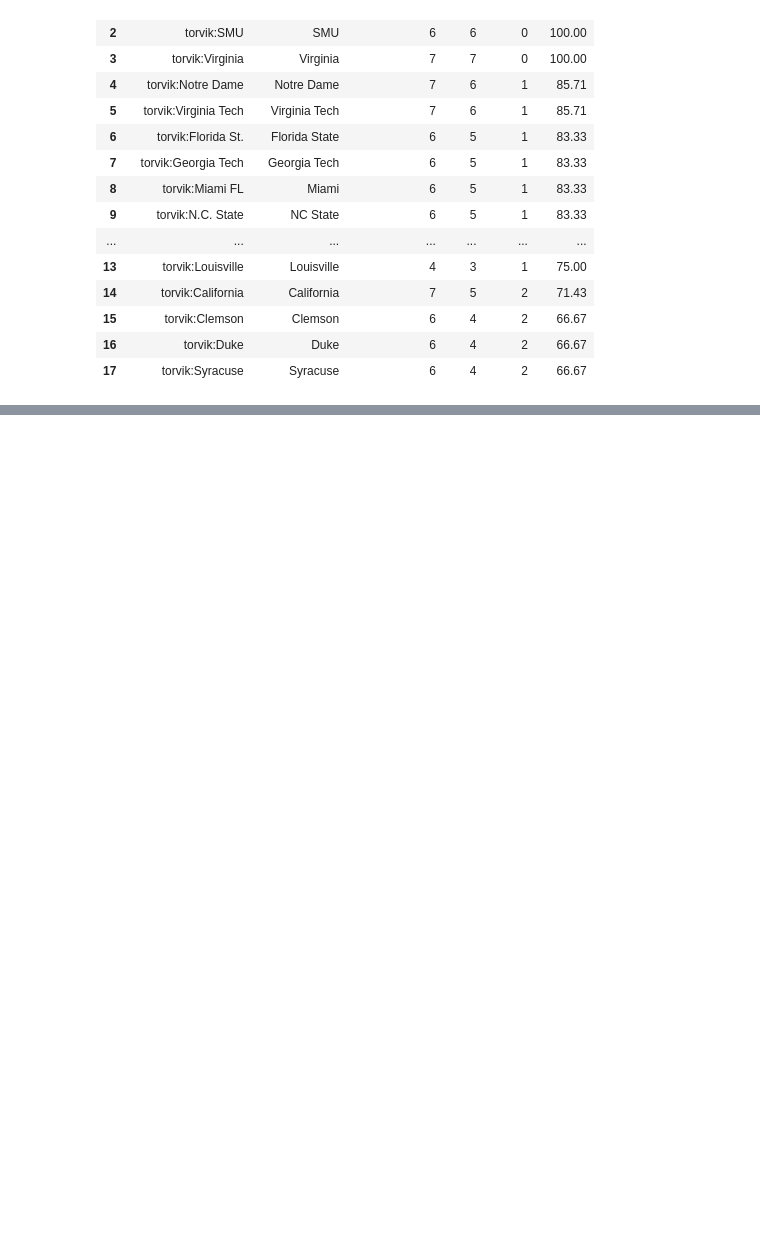
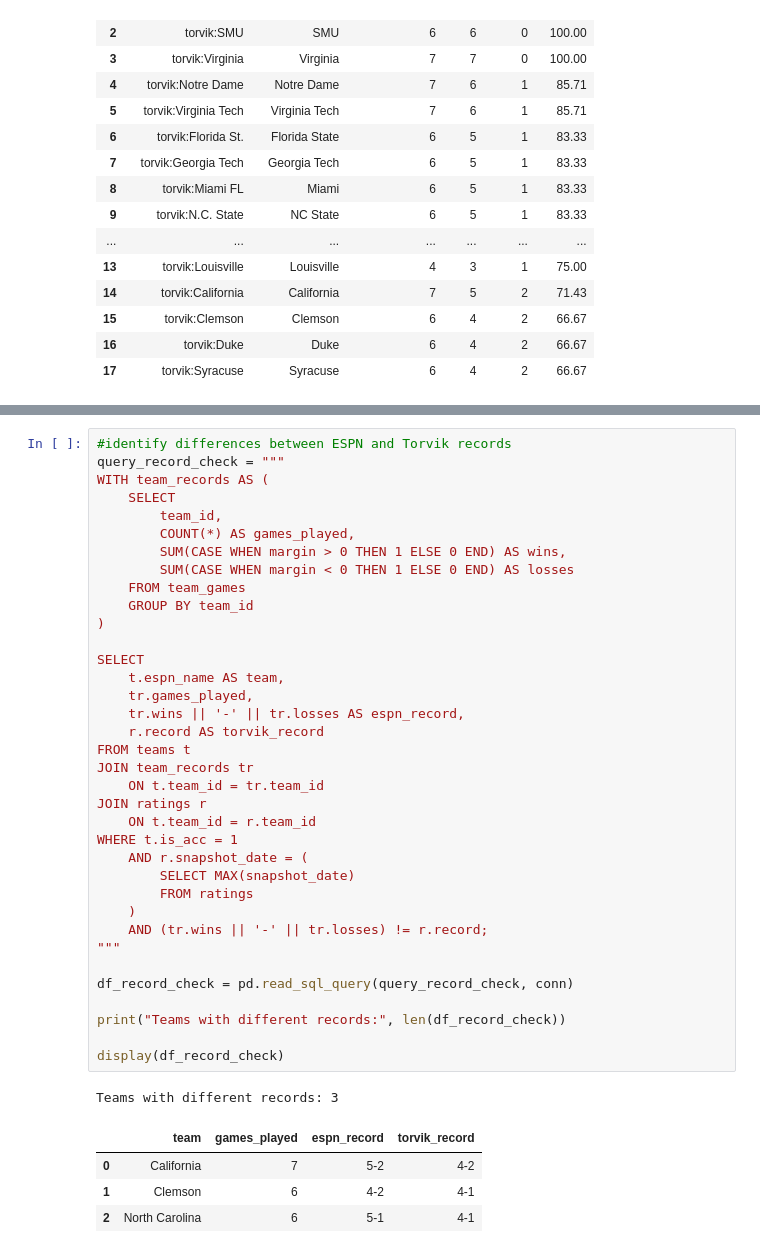
Before and after one commit to ekee7/acc_reality_check, a Jupyter notebook: ACC_Reality_Check.ipynb, the cells around one changed output, grey strips where cells are left out. Drawn from its saved outputs; the diff is of its cells as text; blank space fills up the shorter version.

```diff
--- a/ACC_Reality_Check.ipynb
+++ b/ACC_Reality_Check.ipynb
@@ -1896,0 +1962,42 @@ display(df_q1_records)
+# %%
+#identify differences between ESPN and Torvik records
+query_record_check = """
+WITH team_records AS (
+    SELECT
+        team_id,
+        COUNT(*) AS games_played,
+        SUM(CASE WHEN margin > 0 THEN 1 ELSE 0 END) AS wins,
+        SUM(CASE WHEN margin < 0 THEN 1 ELSE 0 END) AS losses
+    FROM team_games
+    GROUP BY team_id
+)
+
+SELECT
+    t.espn_name AS team,
+    tr.games_played,
+    tr.wins || '-' || tr.losses AS espn_record,
+    r.record AS torvik_record
+FROM teams t
+JOIN team_records tr
+    ON t.team_id = tr.team_id
+JOIN ratings r
+    ON t.team_id = r.team_id
+WHERE t.is_acc = 1
+    AND r.snapshot_date = (
+        SELECT MAX(snapshot_date)
+        FROM ratings
+    )
+    AND (tr.wins || '-' || tr.losses) != r.record;
+"""
+
+df_record_check = pd.read_sql_query(query_record_check, conn)
+
+print("Teams with different records:", len(df_record_check))
+
+display(df_record_check)
+# %% [output]
+Teams with different records: 3
+|  | team | games_played | espn_record | torvik_record |
+| 0 | California | 7 | 5-2 | 4-2 |
+| 1 | Clemson | 6 | 4-2 | 4-1 |
+| 2 | North Carolina | 6 | 5-1 | 4-1 |
```
Also changed, not shown: parts of 3 cells of this notebook.
